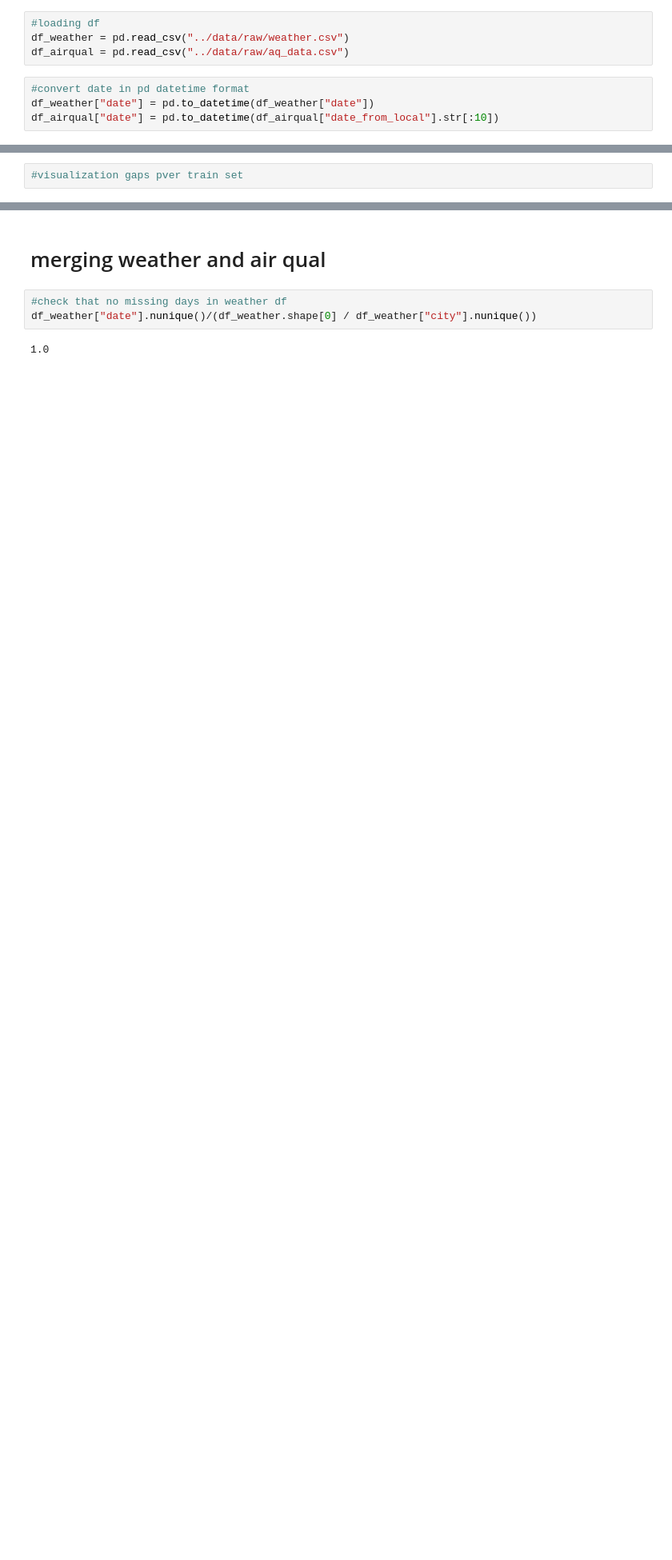
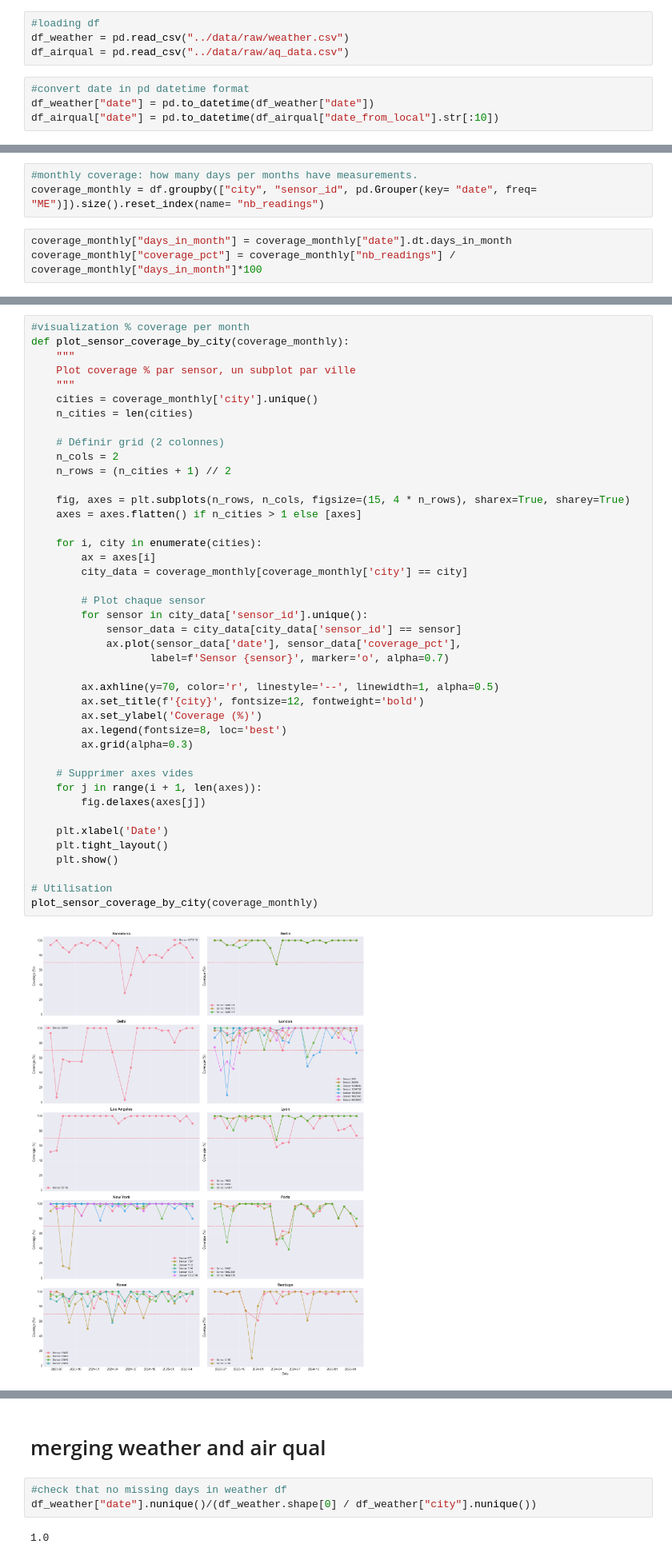
Before and after one commit to PabloRougerie/breathe_project, a Jupyter notebook: notebooks/eda.ipynb, the cells around one changed output, grey strips where cells are left out. Shown at 80% size. Cells and saved outputs as stored; diff of their text form; blank space fills up the shorter version.

```diff
--- a/notebooks/eda.ipynb
+++ b/notebooks/eda.ipynb
@@ -187,2 +233,6 @@ def plot_gap_histograms(df= gaps, gap_col="delta", sensor_col="sensor_id", bins=
+# %%
+#monthly coverage: how many days per months have measurements.
+coverage_monthly = df.groupby(["city", "sensor_id", pd.Grouper(key= "date", freq= "ME")]).size().reset_index(name= "nb_readings")
 # %%
-#visualization gaps pver train set
+coverage_monthly["days_in_month"] = coverage_monthly["date"].dt.days_in_month
+coverage_monthly["coverage_pct"] = coverage_monthly["nb_readings"] / coverage_monthly["days_in_month"]*100
@@ -202,0 +255,44 @@ def plot_gap_histograms(df= gaps, gap_col="delta", sensor_col="sensor_id", bins=
+# %%
+#visualization % coverage per month
+def plot_sensor_coverage_by_city(coverage_monthly):
+    """
+    Plot coverage % par sensor, un subplot par ville
+    """
+    cities = coverage_monthly['city'].unique()
+    n_cities = len(cities)
+
+    # Définir grid (2 colonnes)
+    n_cols = 2
+    n_rows = (n_cities + 1) // 2
+
+    fig, axes = plt.subplots(n_rows, n_cols, figsize=(15, 4 * n_rows), sharex=True, sharey=True)
+    axes = axes.flatten() if n_cities > 1 else [axes]
+
+    for i, city in enumerate(cities):
+        ax = axes[i]
+        city_data = coverage_monthly[coverage_monthly['city'] == city]
+
+        # Plot chaque sensor
+        for sensor in city_data['sensor_id'].unique():
+            sensor_data = city_data[city_data['sensor_id'] == sensor]
+            ax.plot(sensor_data['date'], sensor_data['coverage_pct'],
+                   label=f'Sensor {sensor}', marker='o', alpha=0.7)
+
+        ax.axhline(y=70, color='r', linestyle='--', linewidth=1, alpha=0.5)
+        ax.set_title(f'{city}', fontsize=12, fontweight='bold')
+        ax.set_ylabel('Coverage (%)')
+        ax.legend(fontsize=8, loc='best')
+        ax.grid(alpha=0.3)
+
+    # Supprimer axes vides
+    for j in range(i + 1, len(axes)):
+        fig.delaxes(axes[j])
+
+    plt.xlabel('Date')
+    plt.tight_layout()
+    plt.show()
+
+# Utilisation
+plot_sensor_coverage_by_city(coverage_monthly)
+# %% [output]
+[figure, added]
```
Also changed, not shown: parts of 26 cells of this notebook.
